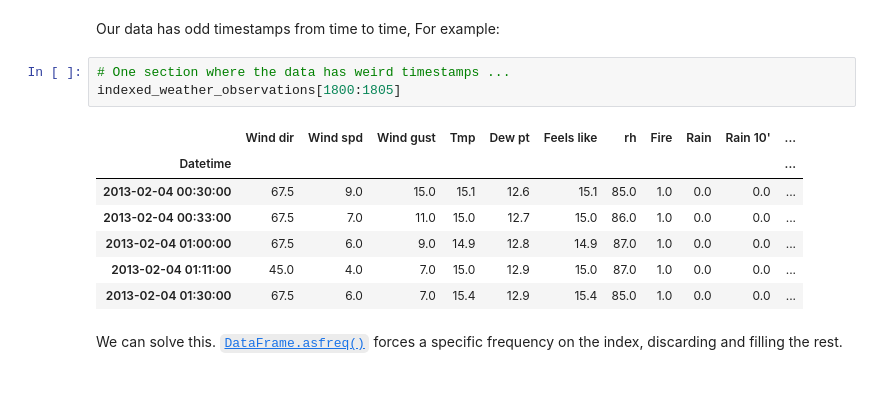
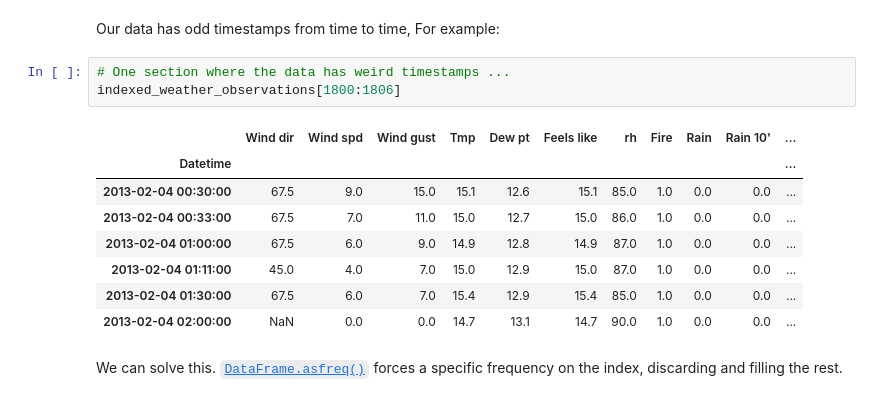
Before and after one commit to Spaxe/pyconau2017-messy-sensor-data, a Jupyter notebook: Messy Sensor Data - A Programmer's Cleaning Guide.ipynb, the cells around one changed output. Saved outputs shown, nothing was run; the diff lists cells and outputs as text.

```diff
--- a/Messy Sensor Data - A Programmer's Cleaning Guide.ipynb
+++ b/Messy Sensor Data - A Programmer's Cleaning Guide.ipynb
@@ -212,15 +224,16 @@ indexed_weather_observations.head()
 Our data has odd timestamps from time to time, For example:
 # %%
 # One section where the data has weird timestamps ...
-indexed_weather_observations[1800:1805]
+indexed_weather_observations[1800:1806]
 # %% [output]
 |  | Wind dir | Wind spd | Wind gust | Tmp | Dew pt | Feels like | rh | Fire | Rain | Rain 10' | ... |
 | Datetime |  |  |  |  |  |  |  |  |  |  | ... |
 | 2013-02-04 00:30:00 | 67.5 | 9.0 | 15.0 | 15.1 | 12.6 | 15.1 | 85.0 | 1.0 | 0.0 | 0.0 | ... |
 | 2013-02-04 00:33:00 | 67.5 | 7.0 | 11.0 | 15.0 | 12.7 | 15.0 | 86.0 | 1.0 | 0.0 | 0.0 | ... |
 | 2013-02-04 01:00:00 | 67.5 | 6.0 | 9.0 | 14.9 | 12.8 | 14.9 | 87.0 | 1.0 | 0.0 | 0.0 | ... |
 | 2013-02-04 01:11:00 | 45.0 | 4.0 | 7.0 | 15.0 | 12.9 | 15.0 | 87.0 | 1.0 | 0.0 | 0.0 | ... |
 | 2013-02-04 01:30:00 | 67.5 | 6.0 | 7.0 | 15.4 | 12.9 | 15.4 | 85.0 | 1.0 | 0.0 | 0.0 | ... |
+| 2013-02-04 02:00:00 | NaN | 0.0 | 0.0 | 14.7 | 13.1 | 14.7 | 90.0 | 1.0 | 0.0 | 0.0 | ... |
 # %% [markdown]
 We can solve this. [`DataFrame.asfreq()`](http://pandas.pydata.org/pandas-docs/stable/generated/pandas.DataFrame.asfreq.html?highlight=asfreq#pandas.DataFrame.asfreq) forces a specific frequency on the index, discarding and filling the rest.
 # %% [markdown]
```
Also changed, not shown: parts of 13 cells of this notebook.
